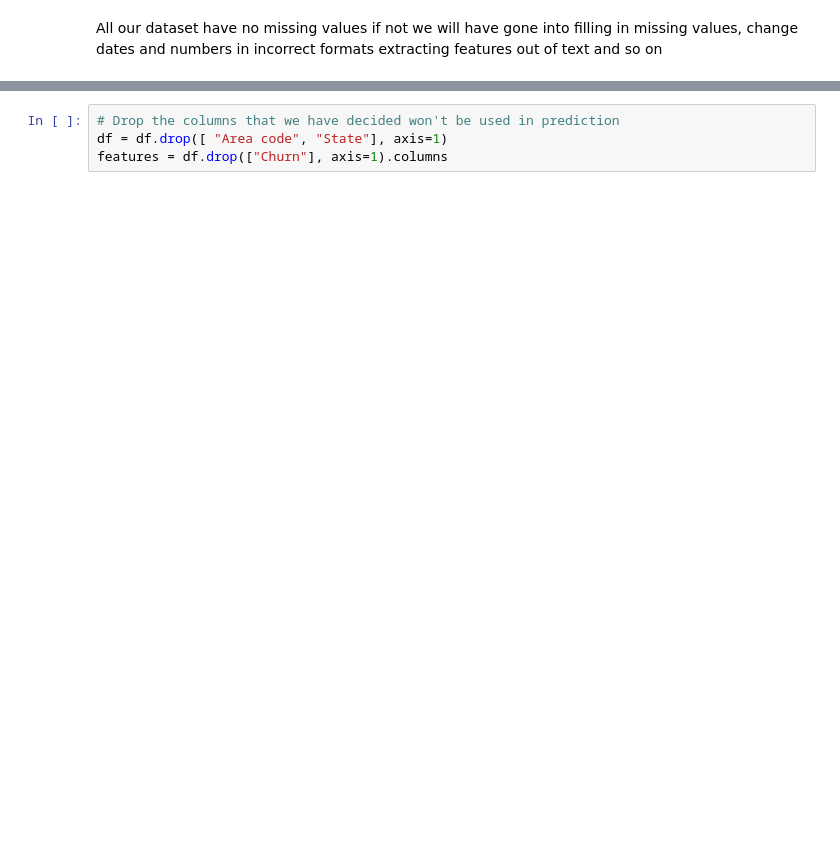
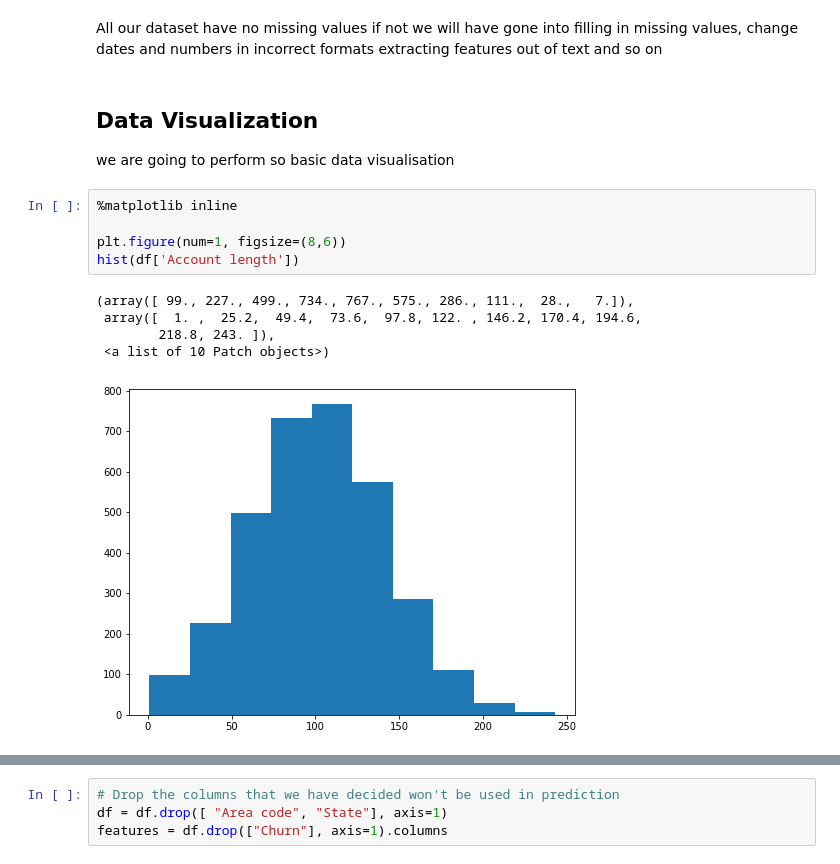
Before and after one commit to constantinembufung/Predicting-Customer-Churn, a Jupyter notebook: Predicting Customer Churn in Telecom Industry.ipynb, the cells around one changed output, grey strips where cells are left out. Saved outputs shown, nothing was run; the diff lists cells and outputs as text; blank space fills up the shorter version.

```diff
--- a/Predicting Customer Churn in Telecom Industry.ipynb
+++ b/Predicting Customer Churn in Telecom Industry.ipynb
@@ -59,3 +99,17 @@ display(
 # %% [markdown]
 All our dataset have no missing values if not we will have gone into filling in missing values, change dates and numbers in incorrect formats
 extracting features out of text and so on
+# %% [markdown]
+## Data Visualization
+we are going to perform so basic data visualisation
+# %%
+%matplotlib inline
+
+plt.figure(num=1, figsize=(8,6))
+hist(df['Account length'])
+# %% [output]
+(array([ 99., 227., 499., 734., 767., 575., 286., 111.,  28.,   7.]),
+ array([  1. ,  25.2,  49.4,  73.6,  97.8, 122. , 146.2, 170.4, 194.6,
+        218.8, 243. ]),
+ <a list of 10 Patch objects>)
+[figure, added]
```
Also changed, not shown: parts of 24 cells of this notebook.
